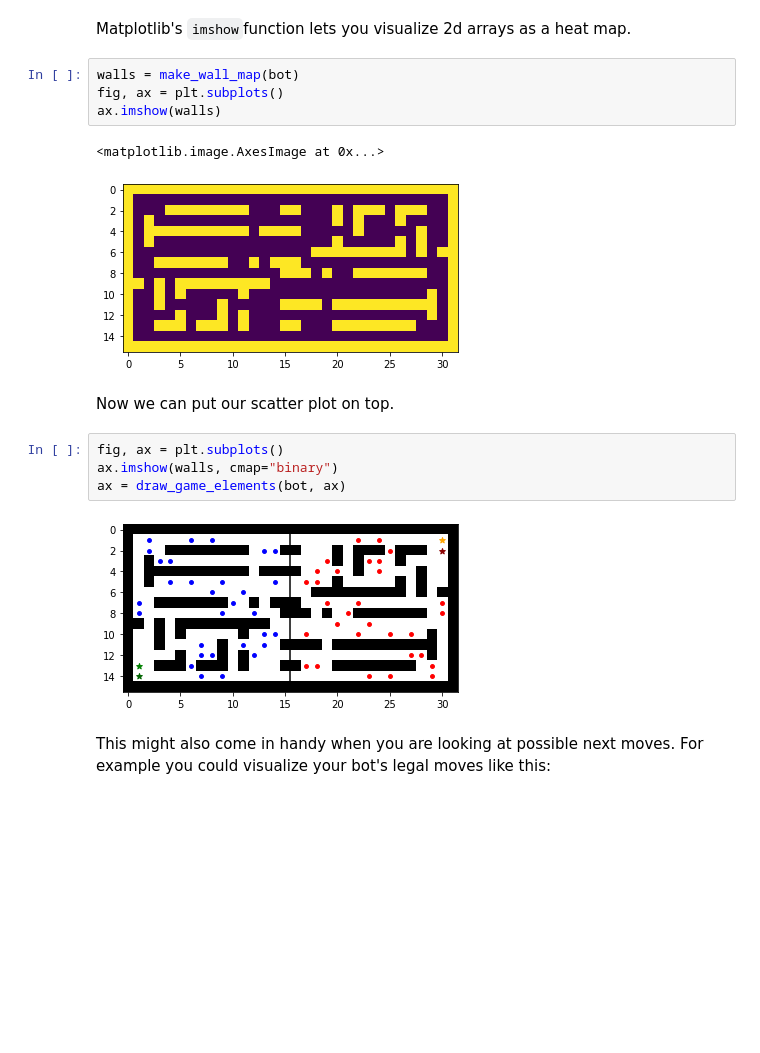
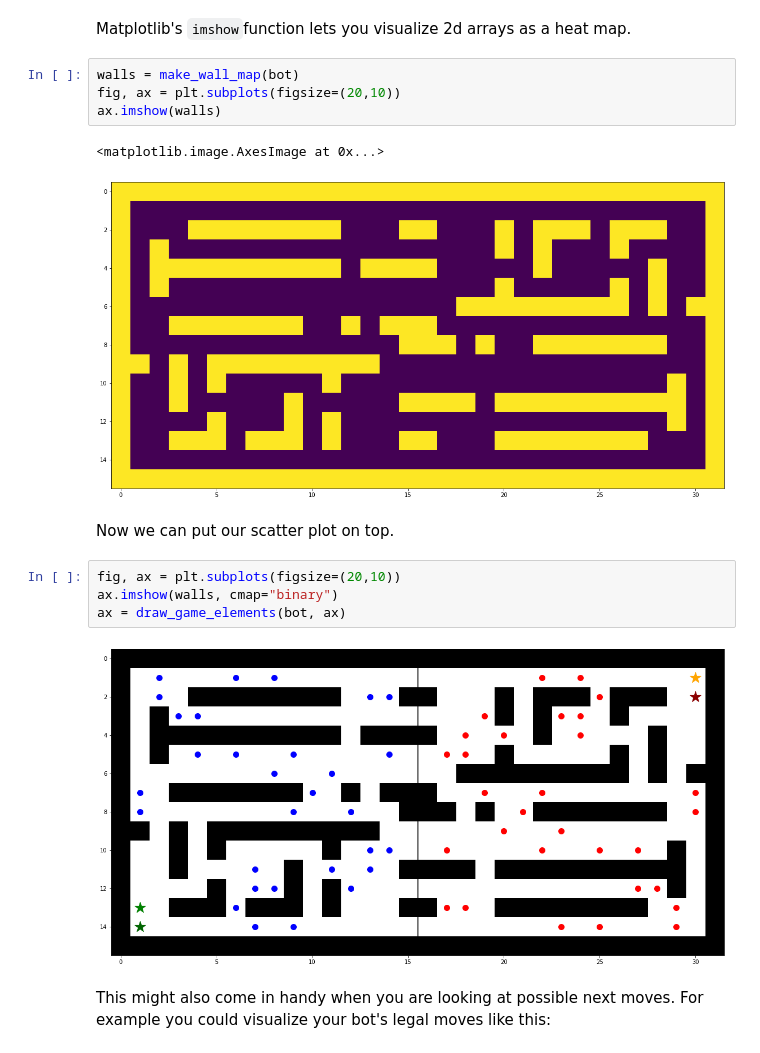
Before and after one commit to ASPP/pelita, a Jupyter notebook: template/notebooks/nb1_matplotlib_and_numpy.ipynb, the cells around one changed output. Drawn from its saved outputs; the diff is of its cells as text; blank space fills up the shorter version.

```diff
--- a/template/notebooks/nb1_matplotlib_and_numpy.ipynb
+++ b/template/notebooks/nb1_matplotlib_and_numpy.ipynb
@@ -115,19 +115,19 @@ def make_wall_map(bot):
 Matplotlib's `imshow`function lets you visualize 2d arrays as a heat map.
 # %%
 walls = make_wall_map(bot)
-fig, ax = plt.subplots()
+fig, ax = plt.subplots(figsize=(20,10))
 ax.imshow(walls)
 # %% [output]
 <matplotlib.image.AxesImage at 0x...>
-[figure, old version]
+[figure, new version]
 # %% [markdown]
 Now we can put our scatter plot on top.
 # %%
-fig, ax = plt.subplots()
+fig, ax = plt.subplots(figsize=(20,10))
 ax.imshow(walls, cmap="binary")
 ax = draw_game_elements(bot, ax)
 # %% [output]
-[figure, old version]
+[figure, new version]
 # %% [markdown]
 This might also come in handy when you are looking at possible next moves. For example you could visualize your bot's legal moves like this:
 # %%
```
Also changed, not shown: parts of 4 cells of this notebook, 1 other file.
